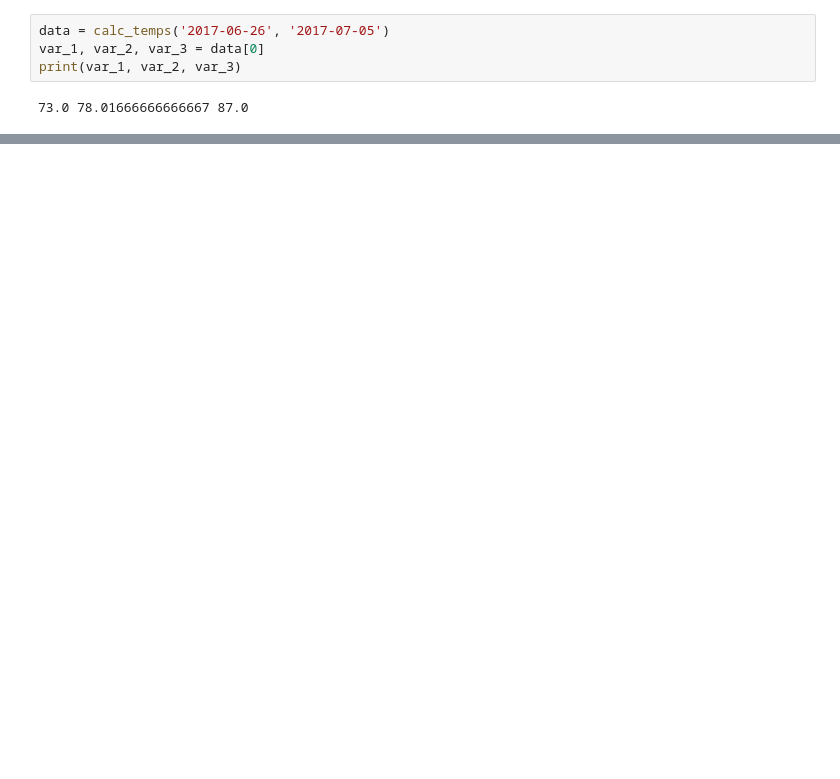
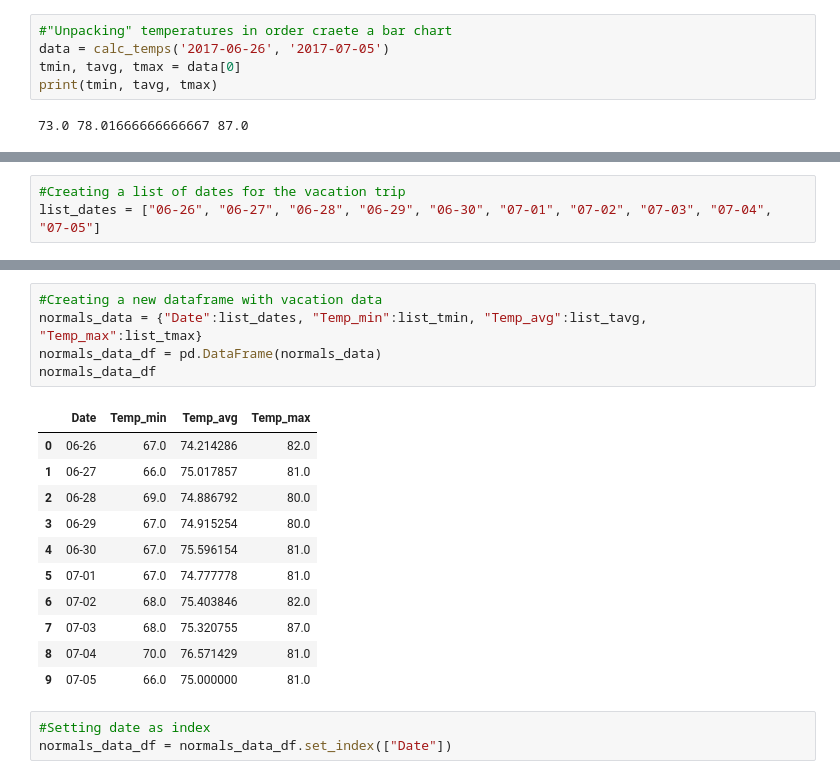
Before and after one commit to newbeadwork/Climate_Analysis_SQLalchemy, a Jupyter notebook: climate_starter.ipynb, the cells around one changed output, grey strips where cells are left out. Saved outputs shown, nothing was run; the diff lists cells and outputs as text; blank space fills up the shorter version.

```diff
--- a/climate_starter.ipynb
+++ b/climate_starter.ipynb
@@ -458,6 +341,7 @@ print(calc_temps('2017-06-26', '2017-07-05'))
 # %%
+#"Unpacking" temperatures in order craete a bar chart
 data = calc_temps('2017-06-26', '2017-07-05')
-var_1, var_2, var_3 = data[0]
-print(var_1, var_2, var_3)
+tmin, tavg, tmax = data[0]
+print(tmin, tavg, tmax)
 # %% [output]
 73.0 78.01666666666667 87.0
@@ -538 +408,4 @@ rainfall_stations
+# %%
+#Creating a list of dates for the vacation trip
+list_dates = ["06-26", "06-27", "06-28", "06-29", "06-30", "07-01", "07-02", "07-03", "07-04", "07-05"]
 # %%
@@ -572 +432,21 @@ daily_normals("01-01")
+# %%
+#Creating a new dataframe with vacation data
+normals_data = {"Date":list_dates, "Temp_min":list_tmin, "Temp_avg":list_tavg, "Temp_max":list_tmax}
+normals_data_df = pd.DataFrame(normals_data)
+normals_data_df
+# %% [output]
+|  | Date | Temp_min | Temp_avg | Temp_max |
+| 0 | 06-26 | 67.0 | 74.214286 | 82.0 |
+| 1 | 06-27 | 66.0 | 75.017857 | 81.0 |
+| 2 | 06-28 | 69.0 | 74.886792 | 80.0 |
+| 3 | 06-29 | 67.0 | 74.915254 | 80.0 |
+| 4 | 06-30 | 67.0 | 75.596154 | 81.0 |
+| 5 | 07-01 | 67.0 | 74.777778 | 81.0 |
+| 6 | 07-02 | 68.0 | 75.403846 | 82.0 |
+| 7 | 07-03 | 68.0 | 75.320755 | 87.0 |
+| 8 | 07-04 | 70.0 | 76.571429 | 81.0 |
+| 9 | 07-05 | 66.0 | 75.000000 | 81.0 |
+# %%
+#Setting date as index
+normals_data_df = normals_data_df.set_index(["Date"])
 # %%
```
Also changed, not shown: parts of 27 cells of this notebook.
